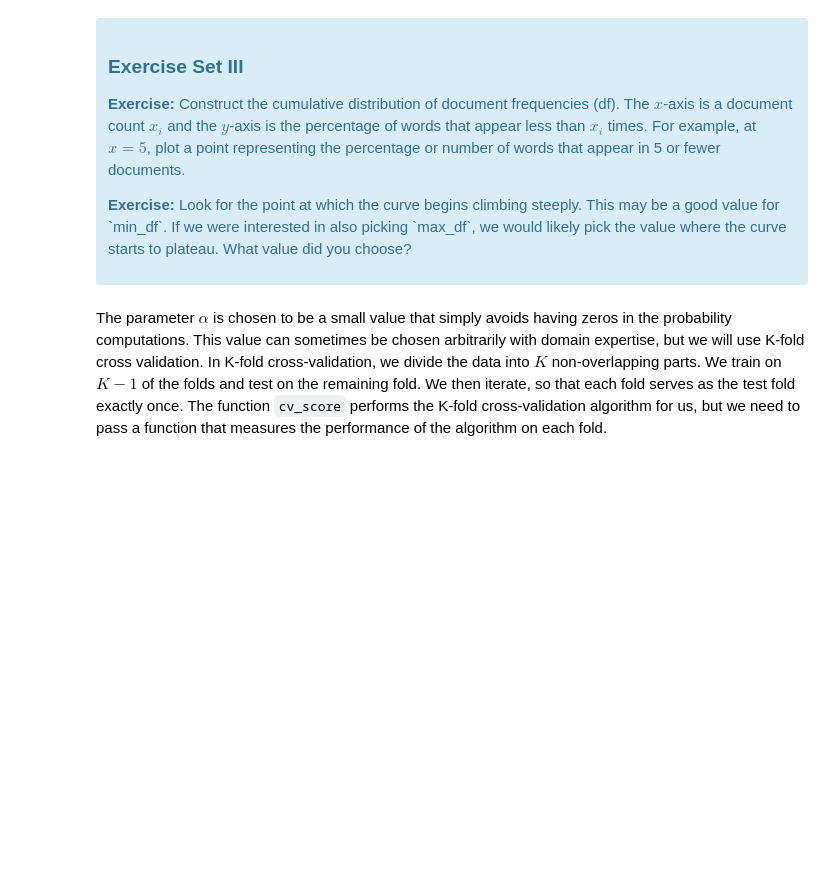
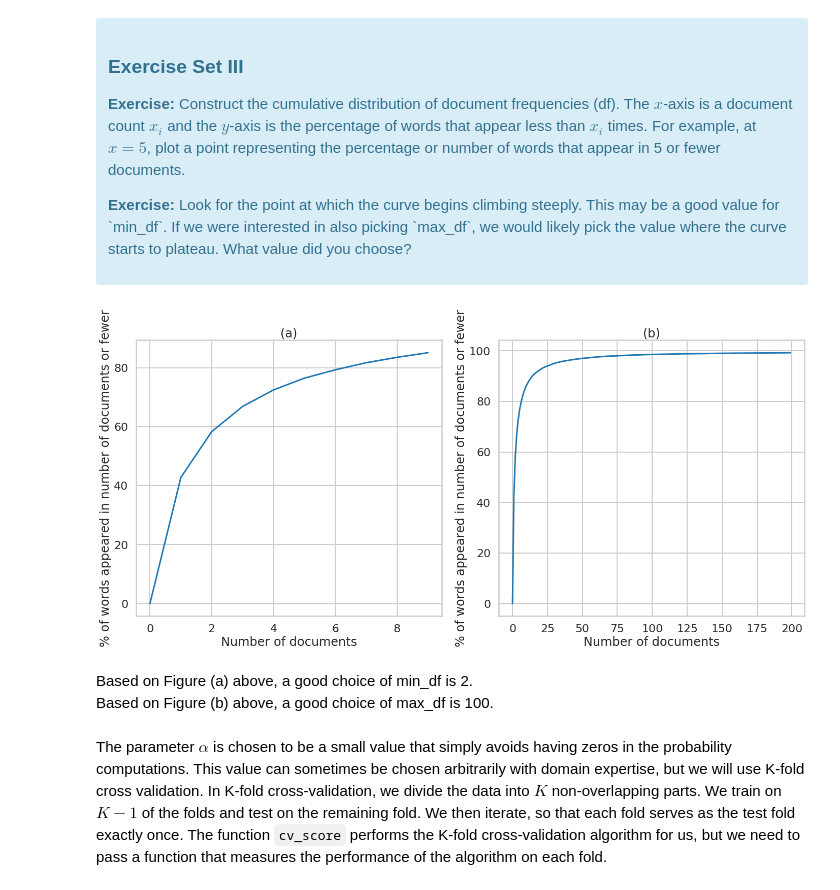
Before and after one commit to shabnami/Data-Science, a Jupyter notebook: naive_bayes/Mini_Project_Naive_Bayes.ipynb, the cells around one changed output. Saved outputs shown, nothing was run; the diff lists cells and outputs as text; code cells hidden in the pictures; blank space fills up the shorter version.

```diff
--- a/naive_bayes/Mini_Project_Naive_Bayes.ipynb
+++ b/naive_bayes/Mini_Project_Naive_Bayes.ipynb
@@ -300,3 +305,34 @@ First, let's find an appropriate value for `min_df` for the `CountVectorizer`. `
+# %%
+
+# frequency of each word in the lexicon
+freq_list = (X>0).sum(axis=0).tolist()[0]
+# %%
+lexicon_size = X.shape[1]
+# %%
+x = range(0, 500)
+y=[sum(list(map(lambda j: j <= i, freq_list)))/lexicon_size*100 for i in x]
+# %%
+
+plt.figure(figsize=(20,10))
+
+plt.subplot(1,2,1)
+limit = 10
+plt.plot(x[:limit],y[:limit], linestyle='-')
+plt.xlabel('Number of documents')
+plt.ylabel('% of words appeared in number of documents or fewer')
+plt.title('(a)')
+plt.subplot(1,2,2)
+limit = 200
+plt.plot(x[:limit],y[:limit], linestyle='-')
+plt.xlabel('Number of documents')
+plt.ylabel('% of words appeared in number of documents or fewer')
+plt.title('(b)')
+plt.tight_layout()
+# %% [output]
+[figure, added]
+# %% [markdown]
+Based on Figure (a) above, a good choice of min_df is 2.<br>
+Based on Figure (b) above, a good choice of max_df is 100.
 # %% [markdown]
 The parameter $\alpha$ is chosen to be a small value that simply avoids having zeros in the probability computations. This value can sometimes be chosen arbitrarily with domain expertise, but we will use K-fold cross validation. In K-fold cross-validation, we divide the data into $K$ non-overlapping parts. We train on $K-1$ of the folds and test on the remaining fold. We then iterate, so that each fold serves as the test fold exactly once. The function `cv_score` performs the K-fold cross-validation algorithm for us, but we need to pass a function that measures the performance of the algorithm on each fold.
 # %%
```
Also changed, not shown: parts of 20 cells of this notebook.
